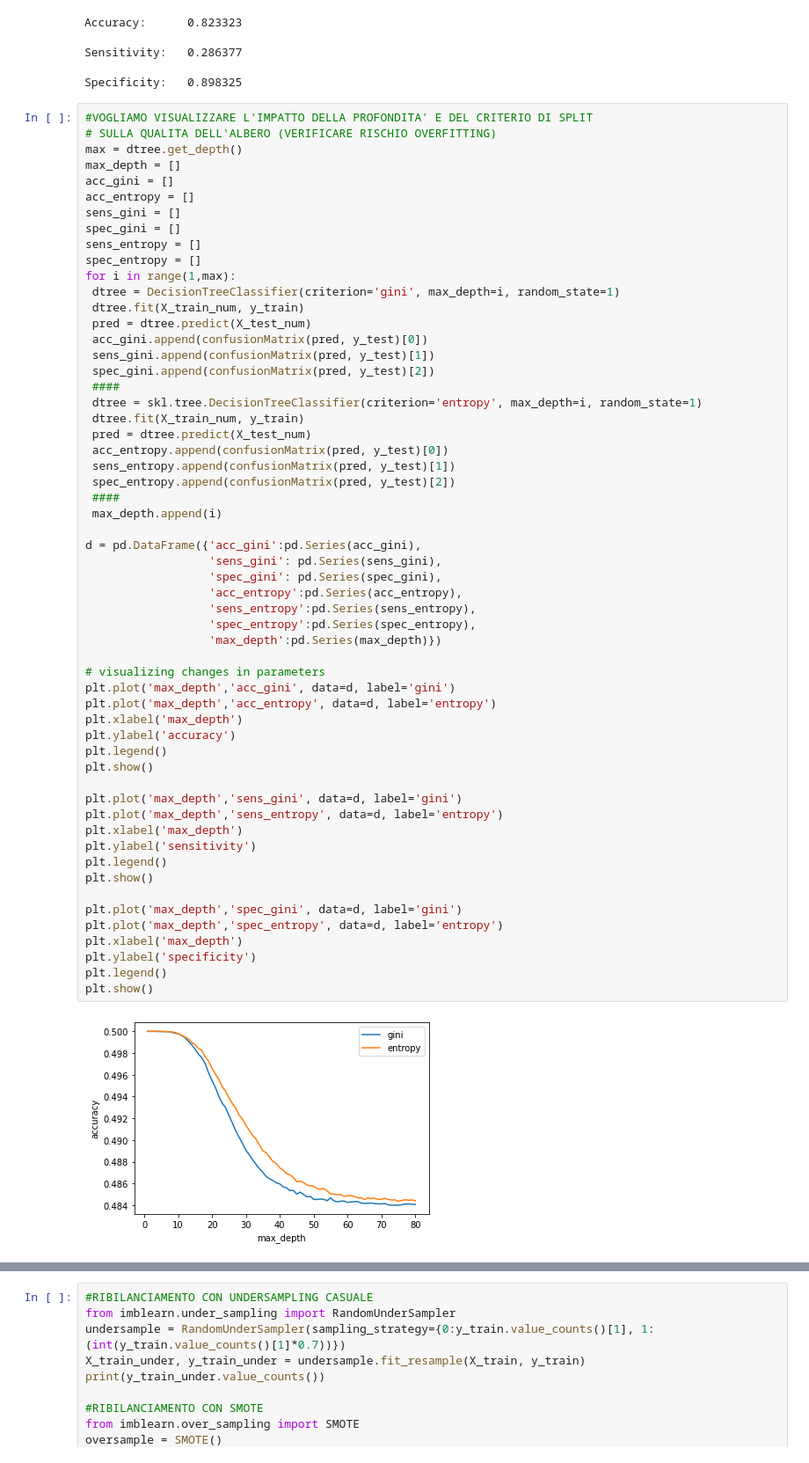
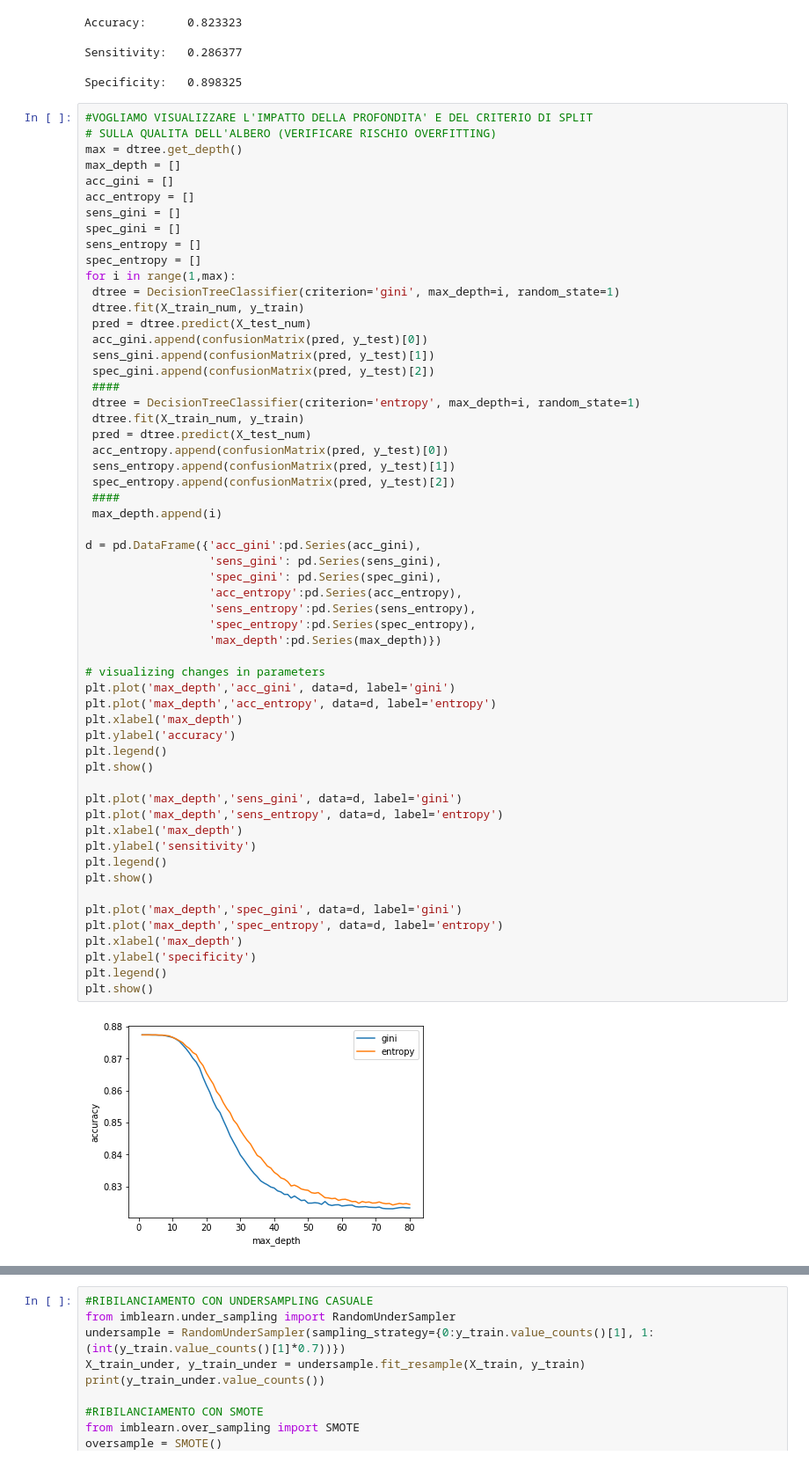
Before and after one commit to Plachido/insurance, a Jupyter notebook: insurance.ipynb, the cells around one changed output, grey strips where cells are left out. Shown at 88% size. Drawn from its saved outputs; the diff is of its cells as text.

```diff
--- a/insurance.ipynb
+++ b/insurance.ipynb
@@ -188,7 +188,7 @@ for i in range(1,max):
  sens_gini.append(confusionMatrix(pred, y_test)[1])
  spec_gini.append(confusionMatrix(pred, y_test)[2])
  ####
- dtree = skl.tree.DecisionTreeClassifier(criterion='entropy', max_depth=i, random_state=1)
+ dtree = DecisionTreeClassifier(criterion='entropy', max_depth=i, random_state=1)
  dtree.fit(X_train_num, y_train)
  pred = dtree.predict(X_test_num)
  acc_entropy.append(confusionMatrix(pred, y_test)[0])
@@ -200,34 +200,34 @@ for i in range(1,max):
 d = pd.DataFrame({'acc_gini':pd.Series(acc_gini),
                   'sens_gini': pd.Series(sens_gini),
                   'spec_gini': pd.Series(spec_gini),
                   'acc_entropy':pd.Series(acc_entropy),
                   'sens_entropy':pd.Series(sens_entropy),
                   'spec_entropy':pd.Series(spec_entropy),
                   'max_depth':pd.Series(max_depth)})
 
 # visualizing changes in parameters
 plt.plot('max_depth','acc_gini', data=d, label='gini')
 plt.plot('max_depth','acc_entropy', data=d, label='entropy')
 plt.xlabel('max_depth')
 plt.ylabel('accuracy')
 plt.legend()
 plt.show()
 
 plt.plot('max_depth','sens_gini', data=d, label='gini')
 plt.plot('max_depth','sens_entropy', data=d, label='entropy')
 plt.xlabel('max_depth')
 plt.ylabel('sensitivity')
 plt.legend()
 plt.show()
 
 plt.plot('max_depth','spec_gini', data=d, label='gini')
 plt.plot('max_depth','spec_entropy', data=d, label='entropy')
 plt.xlabel('max_depth')
 plt.ylabel('specificity')
 plt.legend()
 plt.show()
 # %% [output]
-[figure, old version]
+[figure, new version]
 [figure]
 [figure]
 # %%
```
Also changed, not shown: parts of 2 cells of this notebook.
